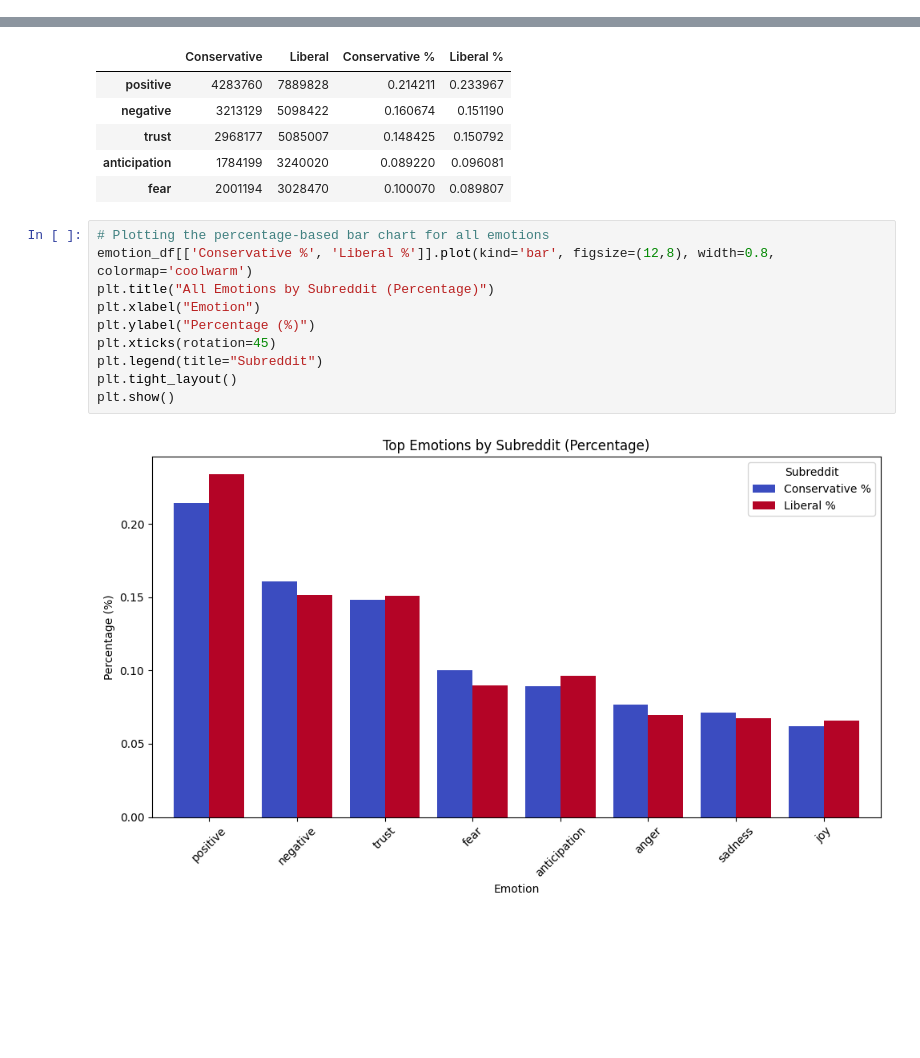
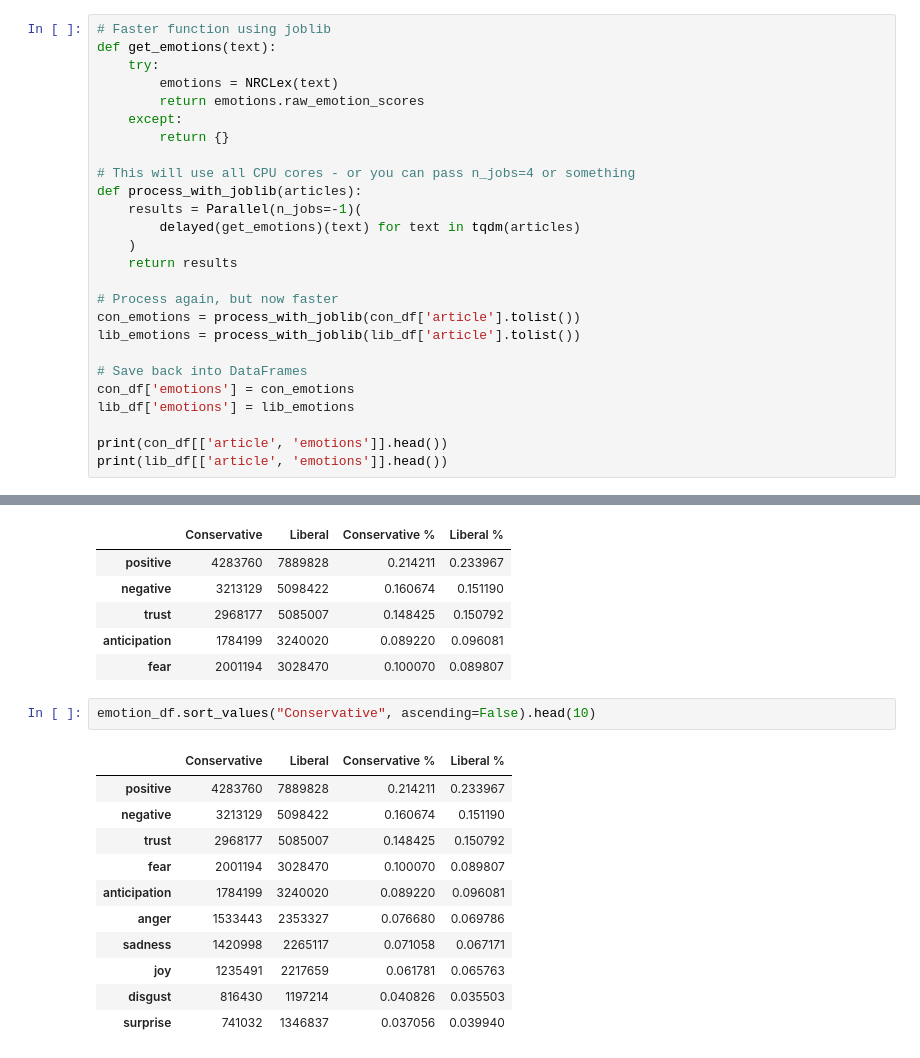
Before and after one commit to cynthiawang4/ADA-Group-Project, a Jupyter notebook: RQ2.ipynb, the cells around one changed output, grey strips where cells are left out. Drawn from its saved outputs; the diff is of its cells as text; blank space fills up the shorter version.

```diff
--- a/RQ2.ipynb
+++ b/RQ2.ipynb
@@ -119,0 +63,26 @@ print(lib_df[['article', 'emotions']].head())
+# %%
+# Faster function using joblib
+def get_emotions(text):
+    try:
+        emotions = NRCLex(text)
+        return emotions.raw_emotion_scores
+    except:
+        return {}
+
+# This will use all CPU cores - or you can pass n_jobs=4 or something
+def process_with_joblib(articles):
+    results = Parallel(n_jobs=-1)(
+        delayed(get_emotions)(text) for text in tqdm(articles)
+    )
+    return results
+
+# Process again, but now faster
+con_emotions = process_with_joblib(con_df['article'].tolist())
+lib_emotions = process_with_joblib(lib_df['article'].tolist())
+
+# Save back into DataFrames
+con_df['emotions'] = con_emotions
+lib_df['emotions'] = lib_emotions
+
+print(con_df[['article', 'emotions']].head())
+print(lib_df[['article', 'emotions']].head())
@@ -162,15 +149,17 @@ display(top_lib)
 | trust | 2968177 | 5085007 | 0.148425 | 0.150792 |
 | anticipation | 1784199 | 3240020 | 0.089220 | 0.096081 |
 | fear | 2001194 | 3028470 | 0.100070 | 0.089807 |
-# %%
-# Plotting the percentage-based bar chart for all emotions
-emotion_df[['Conservative %', 'Liberal %']].plot(kind='bar', figsize=(12,8), width=0.8, colormap='coolwarm')
-plt.title("All Emotions by Subreddit (Percentage)")
-plt.xlabel("Emotion")
-plt.ylabel("Percentage (%)")
-plt.xticks(rotation=45)
-plt.legend(title="Subreddit")
-plt.tight_layout()
-plt.show()
-# %% [output]
-[figure, removed]
+# %%
+emotion_df.sort_values("Conservative", ascending=False).head(10)
+# %% [output]
+|  | Conservative | Liberal | Conservative % | Liberal % |
+| positive | 4283760 | 7889828 | 0.214211 | 0.233967 |
+| negative | 3213129 | 5098422 | 0.160674 | 0.151190 |
+| trust | 2968177 | 5085007 | 0.148425 | 0.150792 |
+| fear | 2001194 | 3028470 | 0.100070 | 0.089807 |
+| anticipation | 1784199 | 3240020 | 0.089220 | 0.096081 |
+| anger | 1533443 | 2353327 | 0.076680 | 0.069786 |
+| sadness | 1420998 | 2265117 | 0.071058 | 0.067171 |
+| joy | 1235491 | 2217659 | 0.061781 | 0.065763 |
+| disgust | 816430 | 1197214 | 0.040826 | 0.035503 |
+| surprise | 741032 | 1346837 | 0.037056 | 0.039940 |
```
Also changed, not shown: parts of 4 cells of this notebook.
